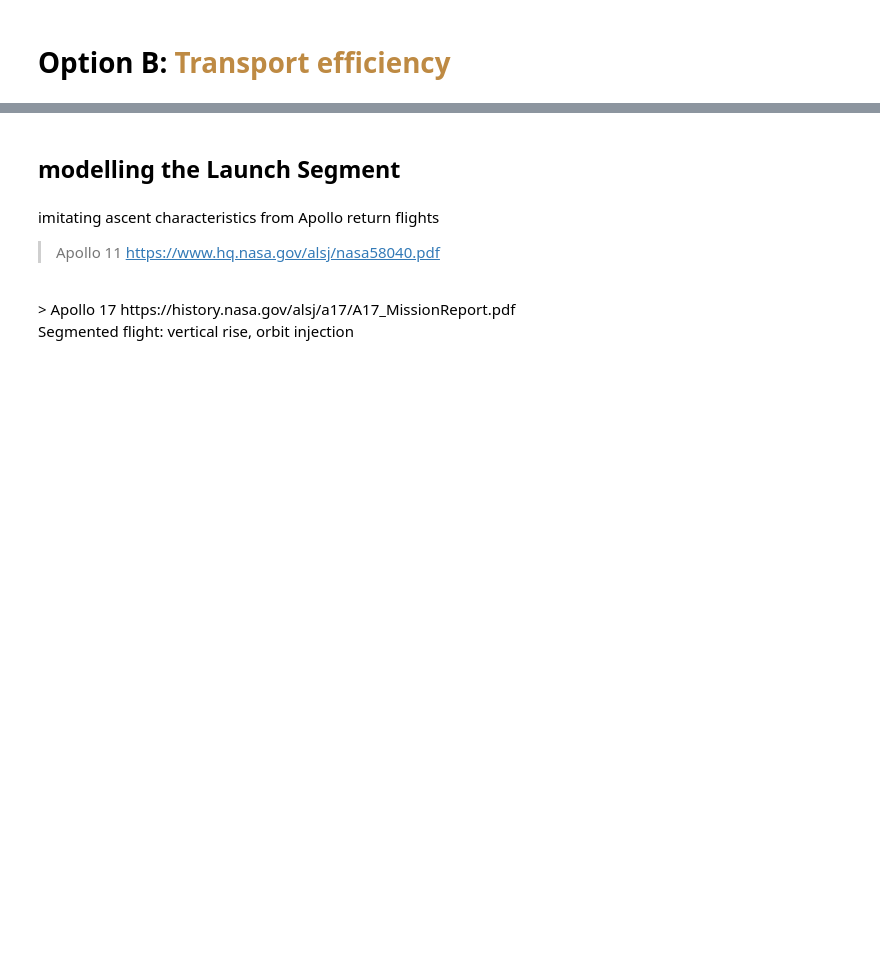
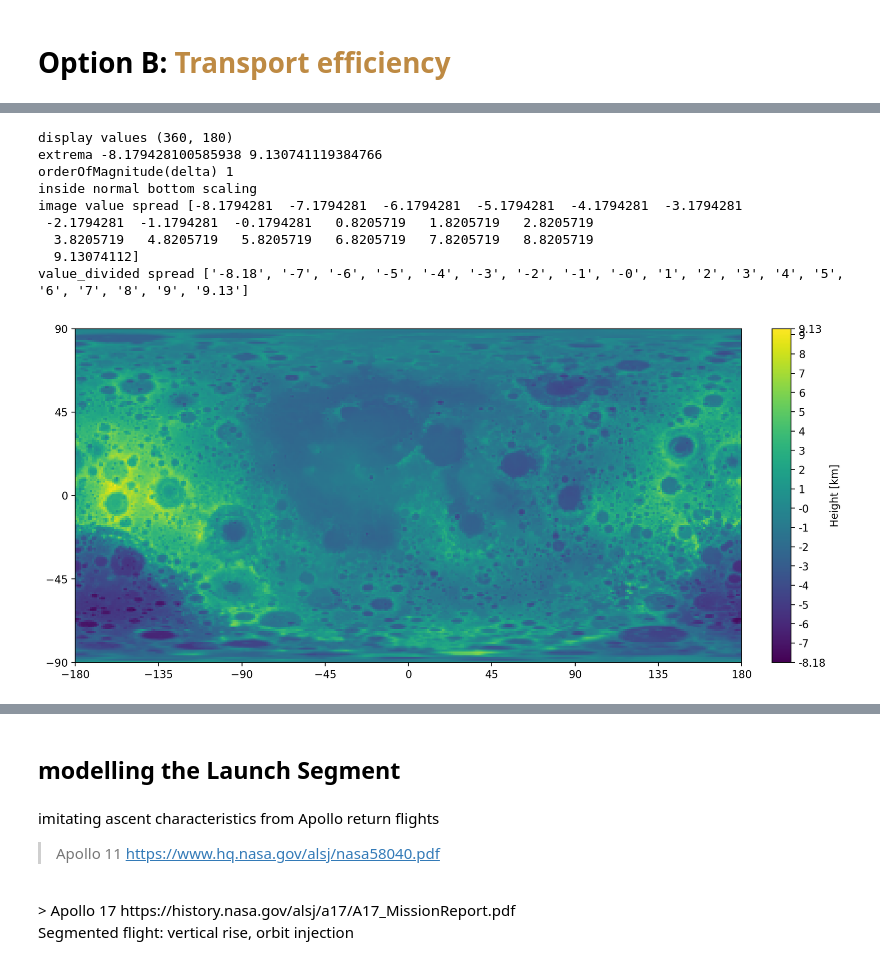
Before and after one commit to Sven-J-Steinert/10.3389-frspt.2024.1352213, a Jupyter notebook: B_Transport_efficiency.ipynb, the cells around one changed output, grey strips where cells are left out. Saved outputs shown, nothing was run; the diff lists cells and outputs as text; code cells hidden in the pictures; blank space fills up the shorter version.

```diff
--- a/B_Transport_efficiency.ipynb
+++ b/B_Transport_efficiency.ipynb
@@ -2,0 +223,13 @@
+# %%
+plot_map(initial_hight_data,1,'Height [km]',tuple((-90,90)),tuple((-180,180)),labelsize=10,save="Heightmap_downsampled.png")
+# %% [output]
+display values (360, 180)
+extrema -8.179428100585938 9.130741119384766
+orderOfMagnitude(delta) 1
+inside normal bottom scaling
+image value spread [-8.1794281  -7.1794281  -6.1794281  -5.1794281  -4.1794281  -3.1794281
+ -2.1794281  -1.1794281  -0.1794281   0.8205719   1.8205719   2.8205719
+  3.8205719   4.8205719   5.8205719   6.8205719   7.8205719   8.8205719
+  9.13074112]
+value_divided spread ['-8.18', '-7', '-6', '-5', '-4', '-3', '-2', '-1', '-0', '1', '2', '3', '4', '5', '6', '7', '8', '9', '9.13']
+[figure, added]
```
Also changed, not shown: parts of 27 cells of this notebook, 2 other files.
